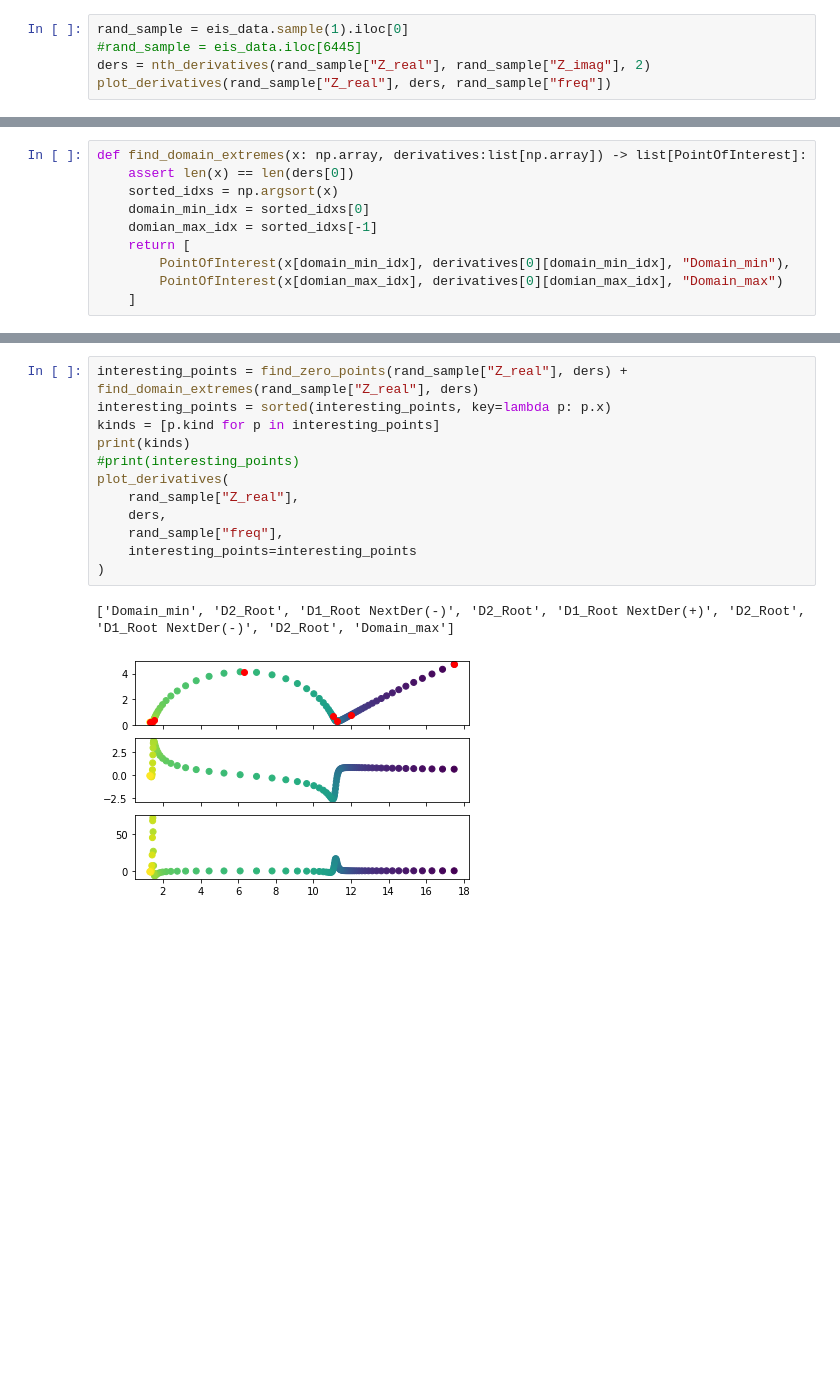
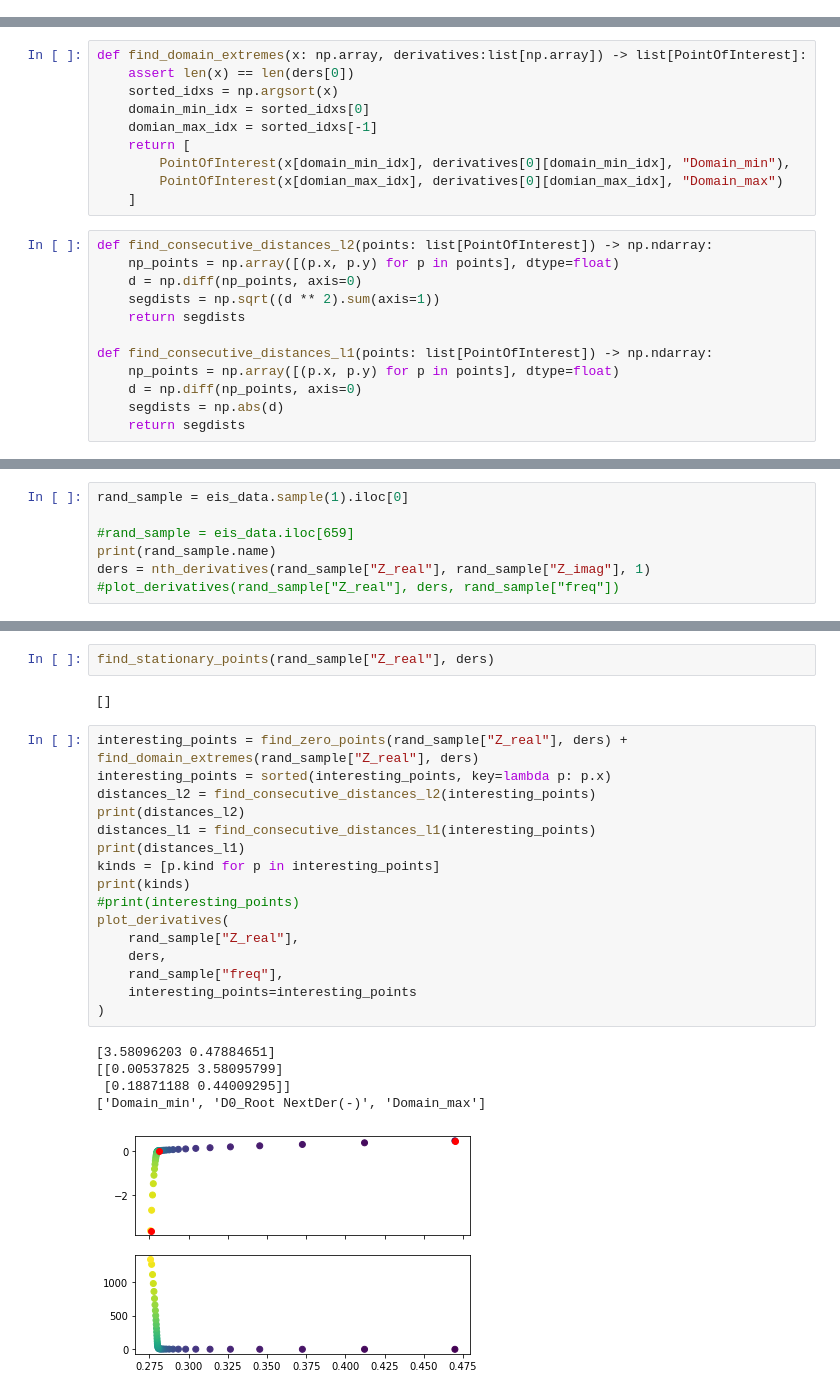
Before and after one commit to Risslock/BatteryDEV-QS-EIS-Challenge, a Jupyter notebook: notebooks/intento002.ipynb, the cells around one changed output, grey strips where cells are left out. Drawn from its saved outputs; the diff is of its cells as text; blank space fills up the shorter version.

Commit message:
distance between pois

```diff
--- a/notebooks/intento002.ipynb
+++ b/notebooks/intento002.ipynb
@@ -176,8 +170,3 @@ def find_stationary_points(x: np.array, ders: list[np.array]) -> list[PointOfInt
     mins = [PointOfInterest(x, y, kind="Minima") for x, y in zip(x[min_idxs], ders[0][min_idxs])]
     maxs = [PointOfInterest(x, y, kind="Maxima") for x, y in zip(x[max_idxs], ders[0][max_idxs])]
     return mins + maxs
-# %%
-rand_sample = eis_data.sample(1).iloc[0]
-#rand_sample = eis_data.iloc[6445]
-ders = nth_derivatives(rand_sample["Z_real"], rand_sample["Z_imag"], 2)
-plot_derivatives(rand_sample["Z_real"], ders, rand_sample["freq"])
@@ -232,3 +203,15 @@ def find_domain_extremes(x: np.array, derivatives:list[np.array]) -> list[PointO
         PointOfInterest(x[domain_min_idx], derivatives[0][domain_min_idx], "Domain_min"),
         PointOfInterest(x[domian_max_idx], derivatives[0][domian_max_idx], "Domain_max")
     ]
+# %%
+def find_consecutive_distances_l2(points: list[PointOfInterest]) -> np.ndarray:
+    np_points = np.array([(p.x, p.y) for p in points], dtype=float)
+    d = np.diff(np_points, axis=0)
+    segdists = np.sqrt((d ** 2).sum(axis=1))
+    return segdists
+
+def find_consecutive_distances_l1(points: list[PointOfInterest]) -> np.ndarray:
+    np_points = np.array([(p.x, p.y) for p in points], dtype=float)
+    d = np.diff(np_points, axis=0)
+    segdists = np.abs(d)
+    return segdists
@@ -234,0 +224,7 @@ def find_domain_extremes(x: np.array, derivatives:list[np.array]) -> list[PointO
+# %%
+rand_sample = eis_data.sample(1).iloc[0]
+
+#rand_sample = eis_data.iloc[659]
+print(rand_sample.name)
+ders = nth_derivatives(rand_sample["Z_real"], rand_sample["Z_imag"], 1)
+#plot_derivatives(rand_sample["Z_real"], ders, rand_sample["freq"])
@@ -235,15 +237,26 @@ def find_domain_extremes(x: np.array, derivatives:list[np.array]) -> list[PointO
+# %%
+find_stationary_points(rand_sample["Z_real"], ders)
+# %% [output]
+[]
 # %%
 interesting_points = find_zero_points(rand_sample["Z_real"], ders) + find_domain_extremes(rand_sample["Z_real"], ders)
 interesting_points = sorted(interesting_points, key=lambda p: p.x)
+distances_l2 = find_consecutive_distances_l2(interesting_points)
+print(distances_l2)
+distances_l1 = find_consecutive_distances_l1(interesting_points)
+print(distances_l1)
 kinds = [p.kind for p in interesting_points]
 print(kinds)
 #print(interesting_points)
 plot_derivatives(
     rand_sample["Z_real"],
     ders,
     rand_sample["freq"],
     interesting_points=interesting_points
 )
 # %% [output]
-['Domain_min', 'D2_Root', 'D1_Root NextDer(-)', 'D2_Root', 'D1_Root NextDer(+)', 'D2_Root', 'D1_Root NextDer(-)', 'D2_Root', 'Domain_max']
+[3.58096203 0.47884651]
+[[0.00537825 3.58095799]
+ [0.18871188 0.44009295]]
+['Domain_min', 'D0_Root NextDer(-)', 'Domain_max']
-[figure, old version]
+[figure, new version]
```
Also changed, not shown: parts of 9 cells of this notebook.
